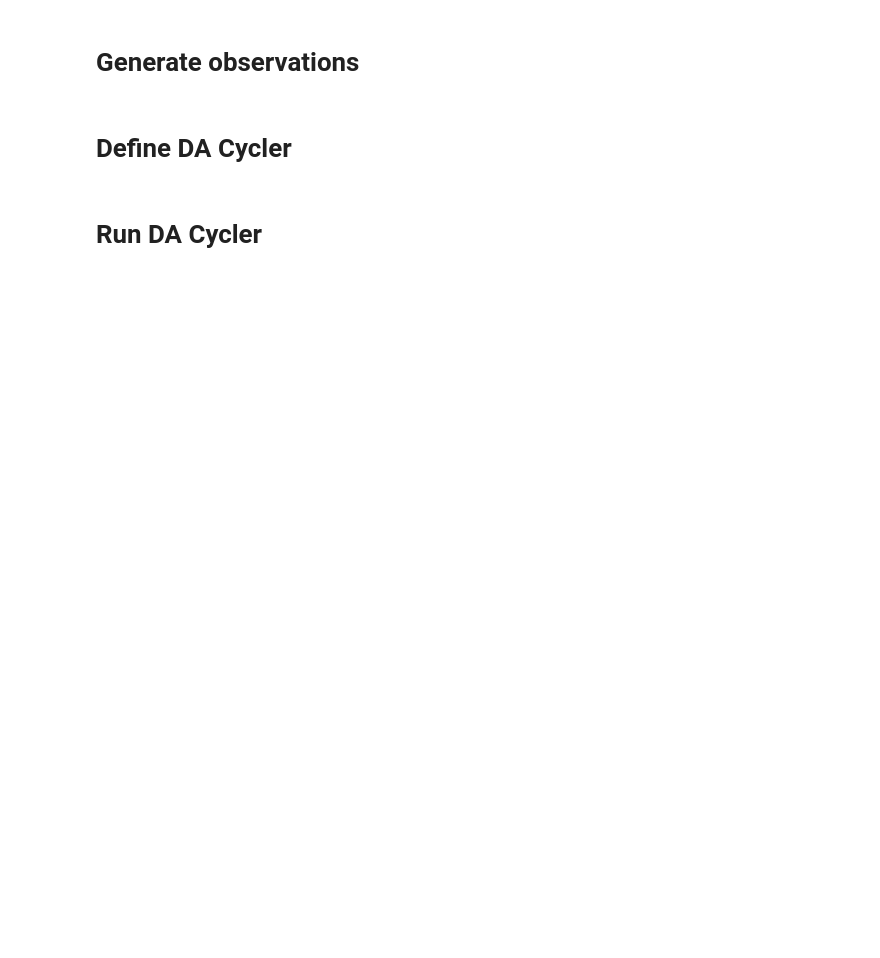
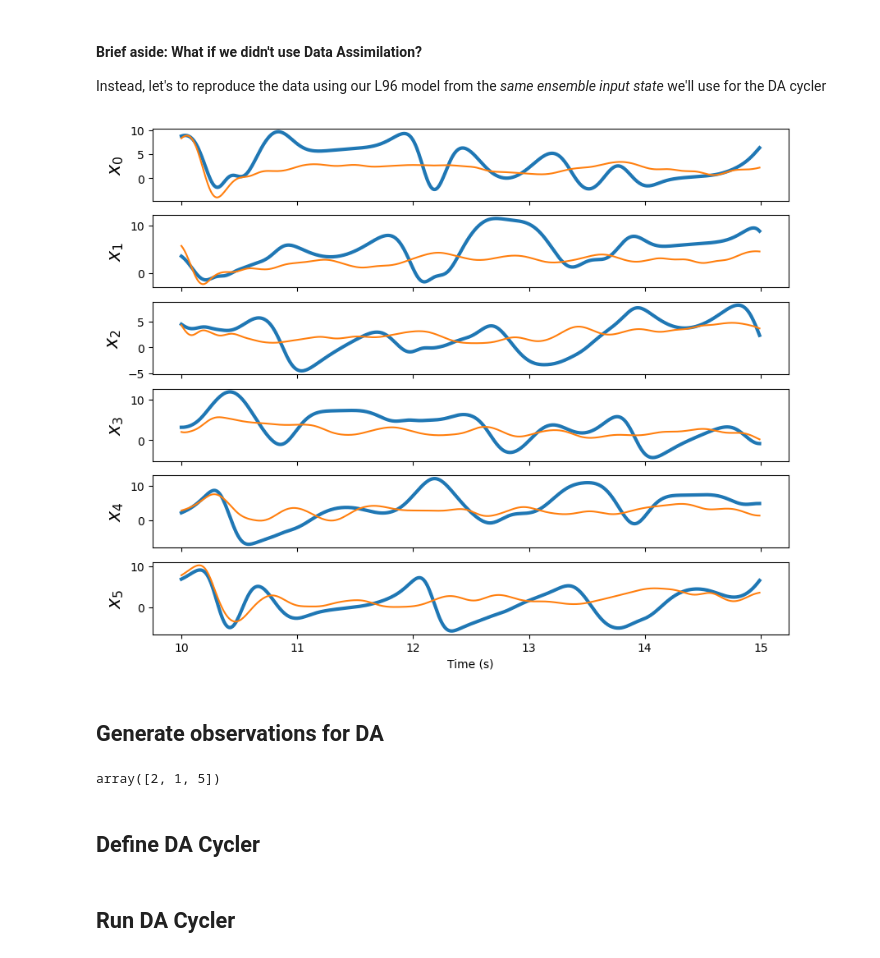
Before and after one commit to StevePny/DataAssimBench-Examples, a Jupyter notebook: examples/da_cycler/2-dacycler-la96-etkf.ipynb, the cells around one changed output. Saved outputs shown, nothing was run; the diff lists cells and outputs as text; code cells hidden in the pictures; blank space fills up the shorter version.

```diff
--- a/examples/da_cycler/2-dacycler-la96-etkf.ipynb
+++ b/examples/da_cycler/2-dacycler-la96-etkf.ipynb
@@ -7,3 +7,4 @@ import matplotlib.pyplot as plt
 # %%
 # First define data generator and generate data
-l96 = data.Lorenz96(system_dim=6)
+nature_run = dab.data.Lorenz96(system_dim=6, delta_t=0.01, store_as_jax=True)
+nature_run.generate(n_steps=5000)
@@ -27,0 +41,12 @@ our_model = L96Model(model_obj=l96_for_model)
+# %% [markdown]
+#### Brief aside: What if we didn't use Data Assimilation?
+
+Instead, let's to reproduce the data using our L96 model from the *same ensemble input state* we'll use for the DA cycler
+# %%
+etkf_x0_vals = nature_run.values[1000] + np.random.normal(size=(10, 6))*3
+# %%
+out_vals = []
+for i in range(10):
+    toy_model = dab.data.Lorenz96(system_dim=6, delta_t=0.01, store_as_jax=True)
+    toy_model.generate(x0 = etkf_x0_vals[i], n_steps=5000)
+    out_vals.append(toy_model.values)
@@ -28,4 +55,15 @@ our_model = L96Model(model_obj=l96_for_model)
+# %%
+# Pretty bad reproduction
+fig, axes = plt.subplots(6, 1, sharex = True, figsize = (10, 8))
+for j, ax in enumerate(axes):
+    ax.plot(nature_run.times[1000:1500], nature_run.values[1000:1500,j], lw = 3, label = 'True')
+    ax.plot(nature_run.times[1000:1500], np.mean(out_array, axis=0)[0:500,j])
+    ax.set_ylabel(r'$x_{:d}$'.format(j), fontsize = 16)
+ax.set_xlabel('Time (s)')
+plt.show()
+# %% [output]
+[figure, added]
 # %% [markdown]
-# Generate observations
+## Generate observations for DA
 # %%
 # Now we can define the observer:
@@ -41,6 +80,11 @@ obs_l96 = observer.Observer(
 
 # Making observations
 obs_vec_l96 = obs_l96.observe()
+# %%
+# Locations of observations
+obs_vec_l96.location_indices[0]
+# %% [output]
+array([2, 1, 5])
 # %% [markdown]
-# Define DA Cycler
+## Define DA Cycler
 # %%
@@ -48,3 +96,3 @@ dc = dacycler.ETKF(system_dim=l96.system_dim, ensemble_dim=5, delta_t=l96.delta_
 # %% [markdown]
-# Run DA Cycler
+## Run DA Cycler
 # %%
```
Also changed, not shown: parts of 13 cells of this notebook.
